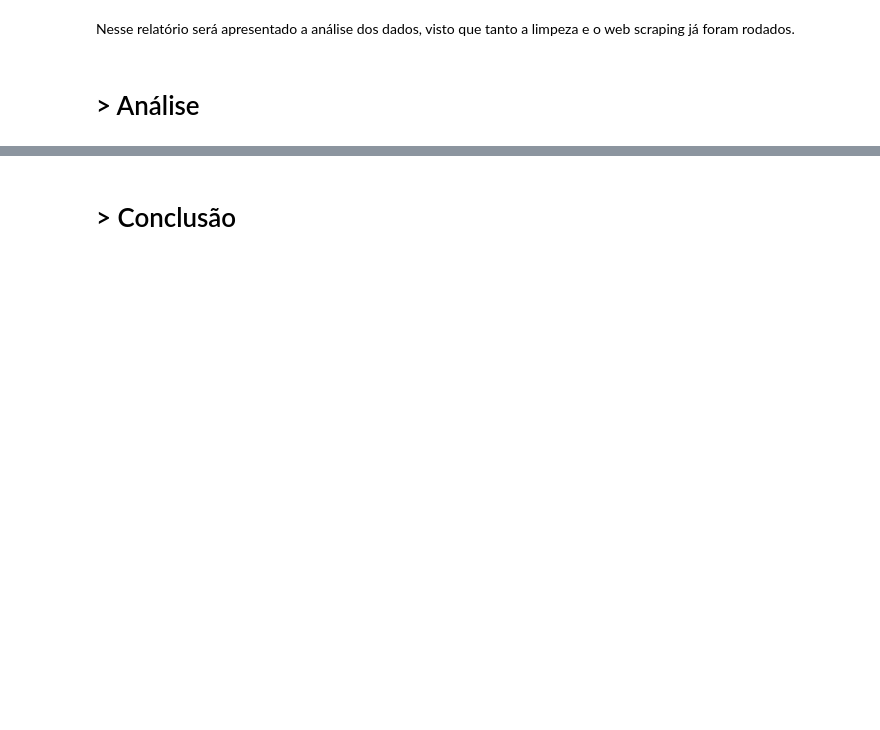
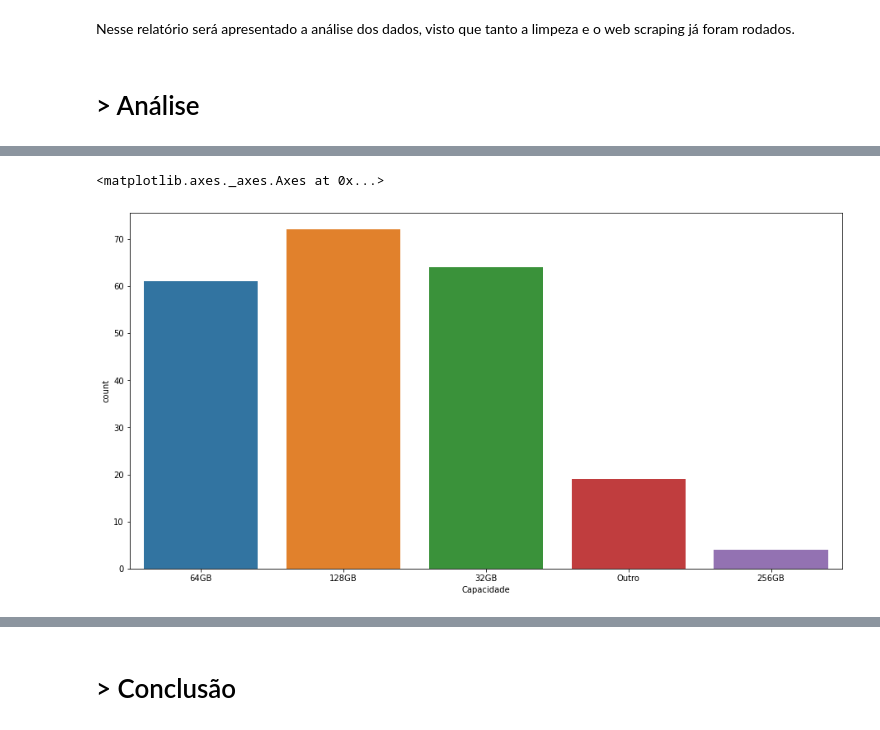
Before and after one commit to GustavoG-bot/Projeto_analise_de_fontes, a Jupyter notebook: notebook/Projeto de analise de fontes - Entrega Final.ipynb, the cells around one changed output, grey strips where cells are left out. Cells and saved outputs as stored; diff of their text form; code cells hidden in the pictures; blank space fills up the shorter version.

```diff
--- a/notebook/Projeto de analise de fontes - Entrega Final.ipynb
+++ b/notebook/Projeto de analise de fontes - Entrega Final.ipynb
@@ -29,0 +88,8 @@ Nesse relatório será apresentado a análise dos dados, visto que tanto a limpe
+# %%
+fig = plt.figure(figsize=(12,6))
+ax = fig.add_axes([0,0,1,1])
+
+sns.countplot(x='Capacidade', data=tratamento_cor, ax=ax)
+# %% [output]
+<matplotlib.axes._axes.Axes at 0x...>
+[figure, added]
```
Also changed, not shown: parts of 19 cells of this notebook.
